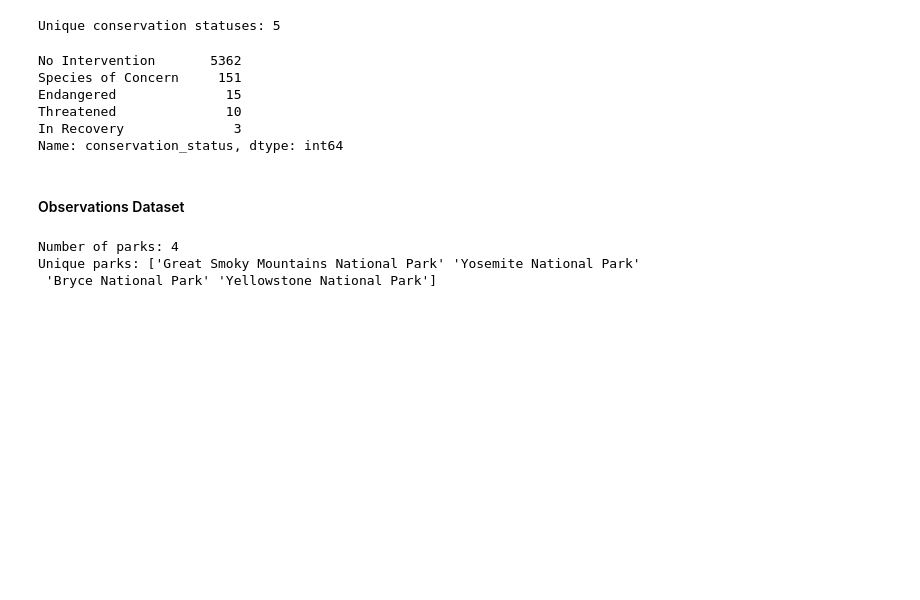
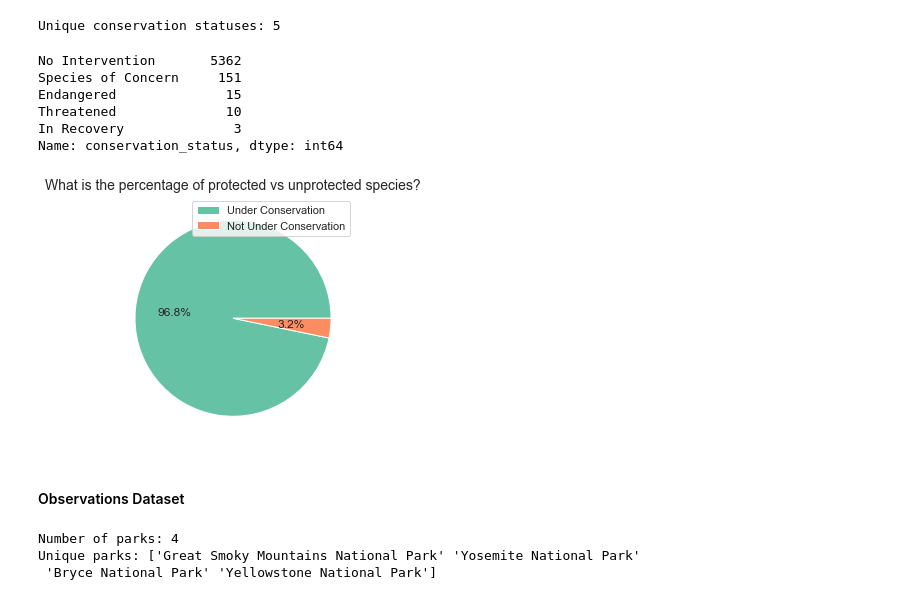
Before and after one commit to soyuz108/Visualization.-Biodiversity, a Jupyter notebook: viz_biodiversity.ipynb, the cells around one changed output. Cells and saved outputs as stored; diff of their text form; code cells hidden in the pictures; blank space fills up the shorter version.

```diff
--- a/viz_biodiversity.ipynb
+++ b/viz_biodiversity.ipynb
@@ -166,7 +172,8 @@ Name: category, dtype: int64
 species.fillna('No Intervention', inplace=True)
 # Get unique conservation status groups
 print(f"Unique conservation statuses: {species.conservation_status.nunique()}")
-species.conservation_status.value_counts()
+species_count = species.conservation_status.value_counts()
+species_count
 # %% [output]
 Unique conservation statuses: 5
 No Intervention       5362
@@ -175,6 +182,19 @@ Endangered              15
 Threatened              10
 In Recovery              3
 Name: conservation_status, dtype: int64
+# %%
+# Calculate the percentage of conserved & non-conserved cases
+non_conserved_pct = (species_count.sum() - 5362)/species_count.sum()
+conserved_pct = 5362/species_count.sum()
+
+# Get the difference in a pie chart
+
+ax = plt.pie([conserved_pct, non_conserved_pct], autopct="%0.1f%%")
+plt.title("What is the percentage of protected vs unprotected species?", fontsize=14)
+plt.legend(["Under Conservation", "Not Under Conservation"])
+plt.tight_layout()
+# %% [output]
+[figure, added]
 # %% [markdown]
 #### Observations Dataset
 # %%
```
Also changed, not shown: parts of 8 cells of this notebook.
